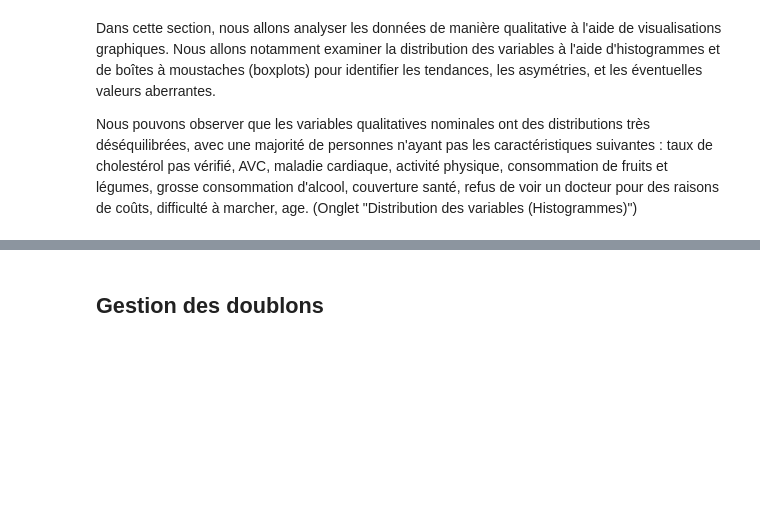
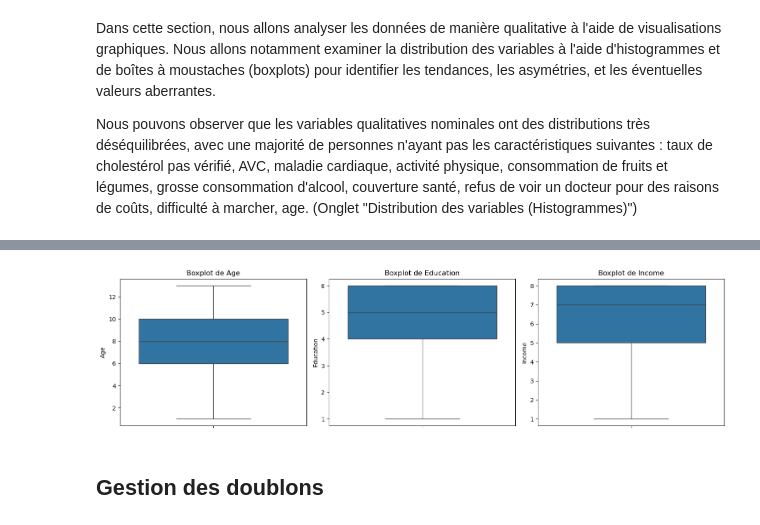
Before and after one commit to 0xybo/CESI_A4_IA_DeepLearning, a Jupyter notebook: Livrable 1.ipynb, the cells around one changed output, grey strips where cells are left out. Saved outputs shown, nothing was run; the diff lists cells and outputs as text; code cells hidden in the pictures; blank space fills up the shorter version.

```diff
--- a/Livrable 1.ipynb
+++ b/Livrable 1.ipynb
@@ -56,4 +53,29 @@ NameError: name 'Dataset' is not defined
 # Analyse du dataset
 # %%
 dataset = Dataset.from_csv('dataset/diabetes_binary_health_indicators_BRFSS2015.csv', target='Diabetes_binary')
-dataset.advanced_describe()
+dataset_quantitative = Dataset(dataset.data[['BMI', 'MentHlth', 'PhysHlth']], target=dataset.target)
+dataset_qualitative = Dataset(
+    dataset.data[
+        [
+            "Diabetes_binary",
+            "HighBP",
+            "HighChol",
+            "CholCheck",
+            "Smoker",
+            "Stroke",
+            "HeartDiseaseorAttack",
+            "PhysActivity",
+            "Fruits",
+            "Veggies",
+            "HvyAlcoholConsump",
+            "AnyHealthcare",
+            "NoDocbcCost",
+            "DiffWalk",
+            "Sex",
+            "Age",
+            "Education",
+            "Income",
+        ]
+    ],
+    target=dataset.data,
+)
@@ -158,3 +200,7 @@ print_tabs(
+# %%
+dataset_qualitative.draw_boxplots(['Age', 'Education','Income'])
+# %% [output]
+[figure, added]
 # %% [markdown]
 ## Gestion des doublons
 # %%
```
Also changed, not shown: parts of 57 cells of this notebook, 2 other files.
